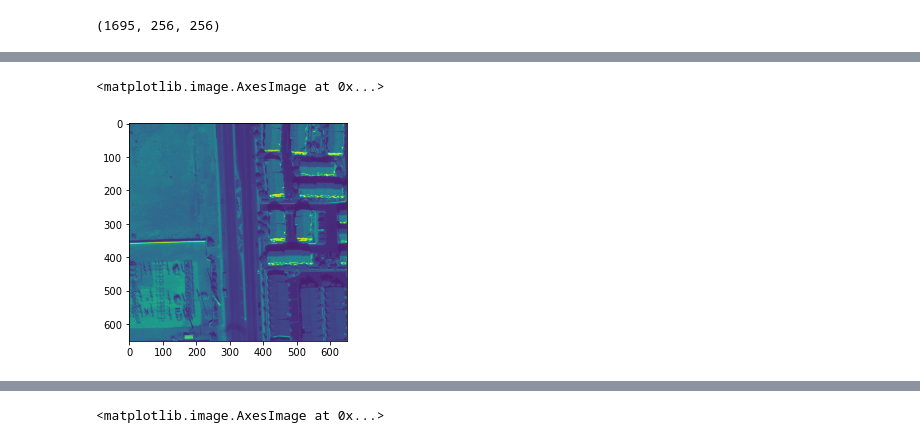
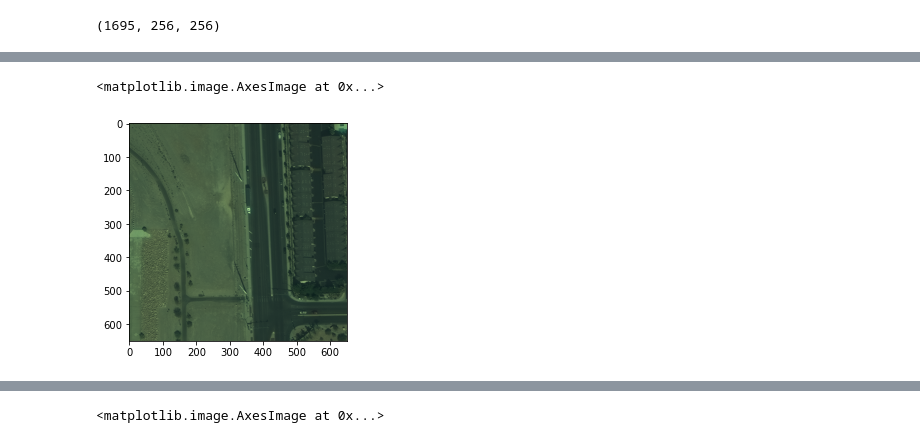
Before and after one commit to bryanjonas/pytorch-nested-unet, a Jupyter notebook: ImageViewing.ipynb, the cells around one changed output, grey strips where cells are left out. Drawn from its saved outputs; the diff is of its cells as text; code cells hidden in the pictures.

```diff
--- a/ImageViewing.ipynb
+++ b/ImageViewing.ipynb
@@ -52,9 +52,9 @@ from skimage.io import imread
 from albumentations.augmentations import transforms
 import matplotlib.pyplot as plt
 # %%
-img = imread('/data/spacenet/bldg/data/pytorch-PAN-valid/images/PAN_AOI_2_Vegas_img1006.tif')
-mask = imread('/data/spacenet/bldg/data/pytorch-PAN-valid/masks/0/PAN_AOI_2_Vegas_img1006.tif')
-plt.imshow(img)
+img = imread('/data/spacenet/bldg/data/pytorch-RGB/images/RGB-PanSharpen_AOI_2_Vegas_img1003.tif')
+mask = imread('/data/spacenet/bldg/data/pytorch-RGB/masks/0/RGB-PanSharpen_AOI_2_Vegas_img1003.tif')
+plt.imshow(img/2**11)
 # %% [output]
 <matplotlib.image.AxesImage at 0x...>
-[figure, old version]
+[figure, new version]
```
Also changed, not shown: parts of 2 cells of this notebook, 5 other files.
